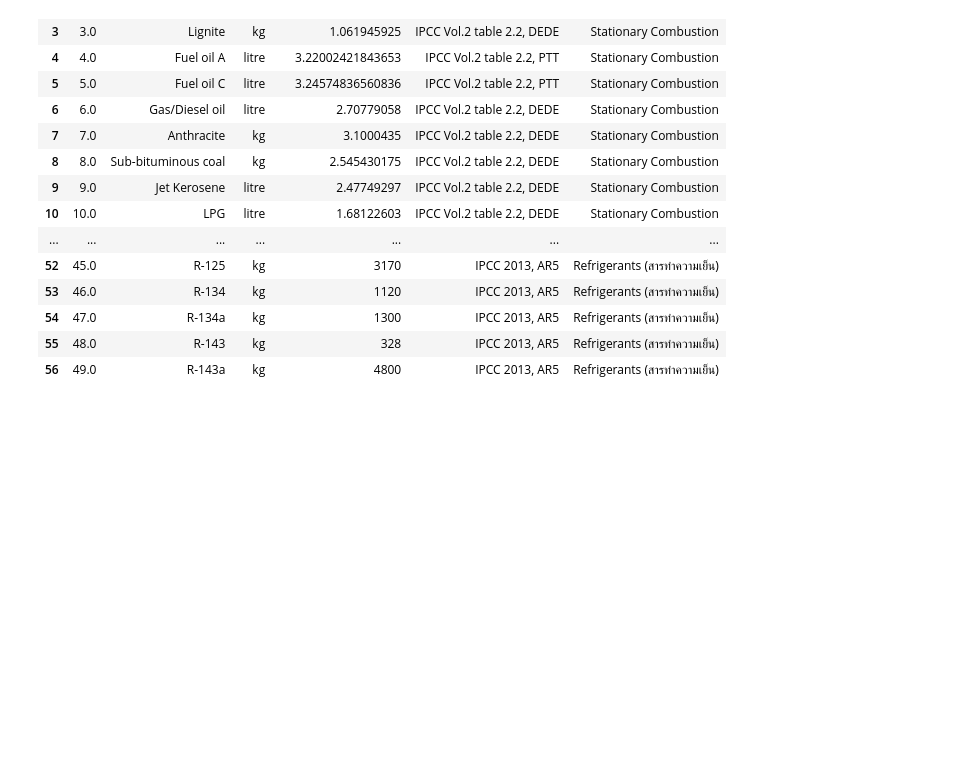
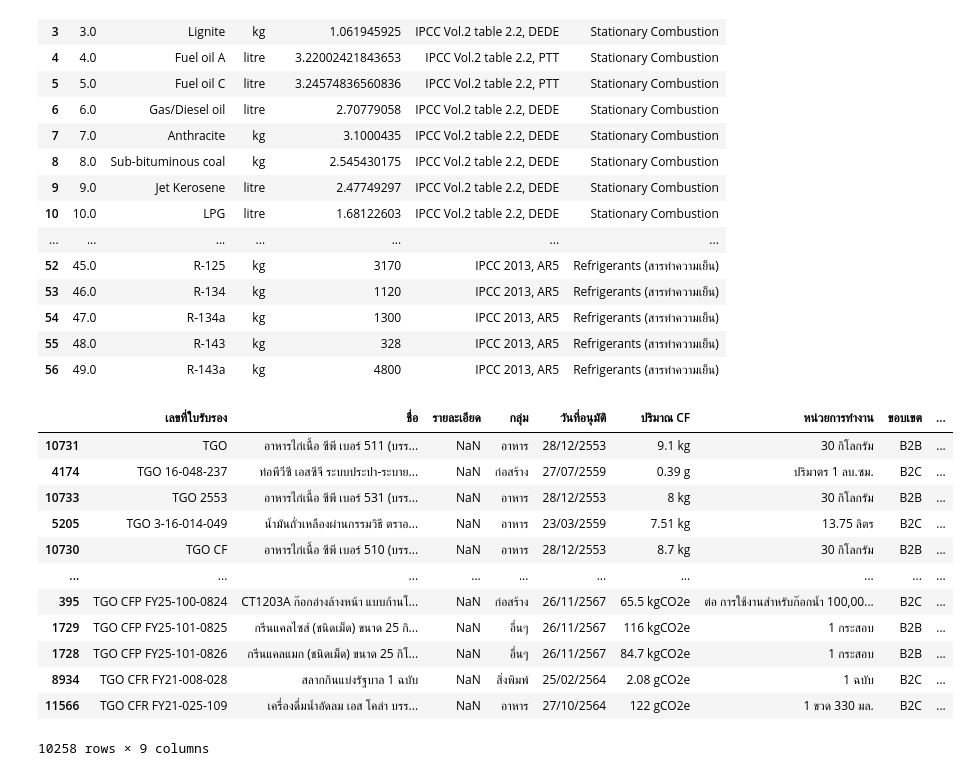
Before and after one commit to nanutnutna/thesis_ef, a Jupyter notebook: extract_data/collect_data.ipynb, the cells around one changed output. Saved outputs shown, nothing was run; the diff lists cells and outputs as text; code cells hidden in the pictures; blank space fills up the shorter version.

Commit message:
create ef3 index for Carbon label products page

```diff
--- a/extract_data/collect_data.ipynb
+++ b/extract_data/collect_data.ipynb
@@ -107,3 +110,35 @@ dfs.to_csv()
 
 # df = pd.read_csv("url_imges.csv")
 # df
+# %%
+ef3 = pd.read_csv('../emission_factor_3.csv')
+ef3 = ef3.dropna(subset=['เลขที่ใบรับรอง','ชื่อ','ปริมาณ CF'])
+ef3 = ef3.drop(columns=['ลำดับ','ติดต่อ','โทรศัพท์','อีเมล์'])
+ef3 = ef3.rename(columns={'อุตสาหกรรม':'กลุ่ม'})
+ef3 = ef3.sort_values(by='เลขที่ใบรับรอง')
+ef3['img_path'] = np.nan
+image_path = r'C:\Users\Nattapot\Desktop\thesis_ef\images'
+image_name = Path(image_path)
+img_files = [file.name.split('.')[0] for file in image_name.iterdir() if file.is_file()]
+
+
+full_path_imgs = r'C:/Users/Nattapot/Desktop/thesis_ef/images'
+ef3['img_path'] = ef3['เลขที่ใบรับรอง'].apply(lambda x: f'{full_path_imgs}/{x}.jpg' if x in img_files else f"{full_path_imgs}/no_img_l.jpg")
+path = r'C:\Users\Nattapot\Desktop\thesis_ef\emission_factor_3_use.csv'
+ef3.to_csv(path,encoding='utf-8-sig',index=False)
+# %%
+ef3
+# %% [output]
+|  | เลขที่ใบรับรอง | ชื่อ | รายละเอียด | กลุ่ม | วันที่อนุมัติ | ปริมาณ CF | หน่วยการทำงาน | ขอบเขต | ... |
+| 10731 | TGO | อาหารไก่เนื้อ ซีพี เบอร์ 511 (บรร... | NaN | อาหาร | 28/12/2553 | 9.1 kg | 30 กิโลกรัม | B2B | ... |
+| 4174 | TGO 16-048-237 | ท่อพีวีซี เอสซีจี ระบบประปา-ระบาย... | NaN | ก่อสร้าง | 27/07/2559 | 0.39 g | ปริมาตร 1 ลบ.ซม. | B2C | ... |
+| 10733 | TGO 2553 | อาหารไก่เนื้อ ซีพี เบอร์ 531 (บรร... | NaN | อาหาร | 28/12/2553 | 8 kg | 30 กิโลกรัม | B2B | ... |
+| 5205 | TGO 3-16-014-049 | น้ำมันถั่วเหลืองผ่านกรรมวิธี ตราอ... | NaN | อาหาร | 23/03/2559 | 7.51 kg | 13.75 ลิตร | B2C | ... |
+| 10730 | TGO CF | อาหารไก่เนื้อ ซีพี เบอร์ 510 (บรร... | NaN | อาหาร | 28/12/2553 | 8.7 kg | 30 กิโลกรัม | B2B | ... |
+| ... | ... | ... | ... | ... | ... | ... | ... | ... | ... |
+| 395 | TGO CFP FY25-100-0824 | CT1203A ก๊อกอ่างล้างหน้า แบบก้านโ... | NaN | ก่อสร้าง | 26/11/2567 | 65.5 kgCO2e | ต่อ การใช้งานสำหรับก๊อกน้ำ 100,00... | B2C | ... |
+| 1729 | TGO CFP FY25-101-0825 | กรีนแคลไซส์ (ชนิดเม็ด) ขนาด 25 กิ... | NaN | อื่นๆ | 26/11/2567 | 116 kgCO2e | 1 กระสอบ | B2B | ... |
+| 1728 | TGO CFP FY25-101-0826 | กรีนแคลแมก (ชนิดเม็ด) ขนาด 25 กิโ... | NaN | อื่นๆ | 26/11/2567 | 84.7 kgCO2e | 1 กระสอบ | B2B | ... |
+| 8934 | TGO CFR FY21-008-028 | สลากกินแบ่งรัฐบาล 1 ฉบับ | NaN | สิ่งพิมพ์ | 25/02/2564 | 2.08 gCO2e | 1 ฉบับ | B2C | ... |
+| 11566 | TGO CFR FY21-025-109 | เครื่องดื่มน้ำอัดลม เอส โคล่า บรร... | NaN | อาหาร | 27/10/2564 | 122 gCO2e | 1 ขวด 330 มล. | B2C | ... |
+10258 rows × 9 columns
```
Also changed, not shown: parts of 2 cells of this notebook, 3 other files.
